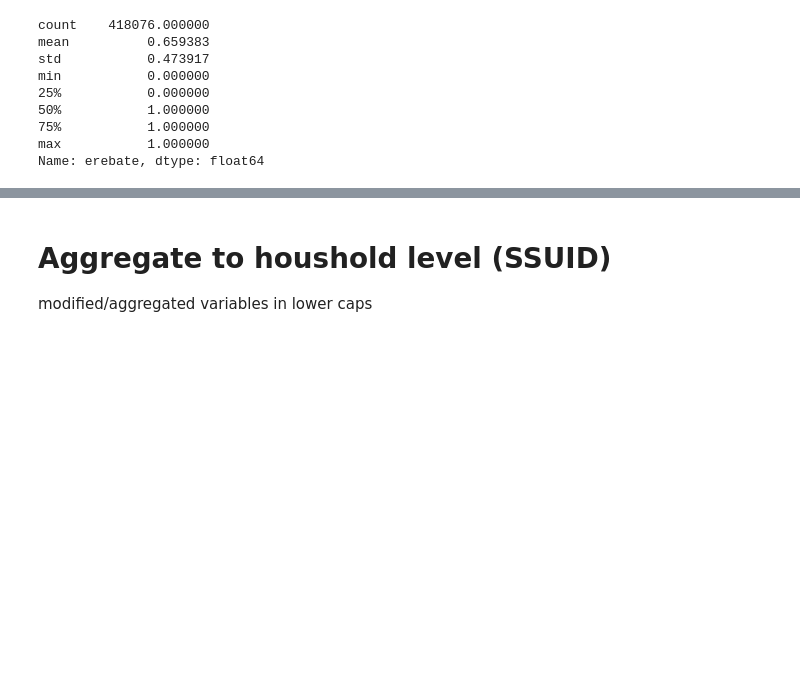
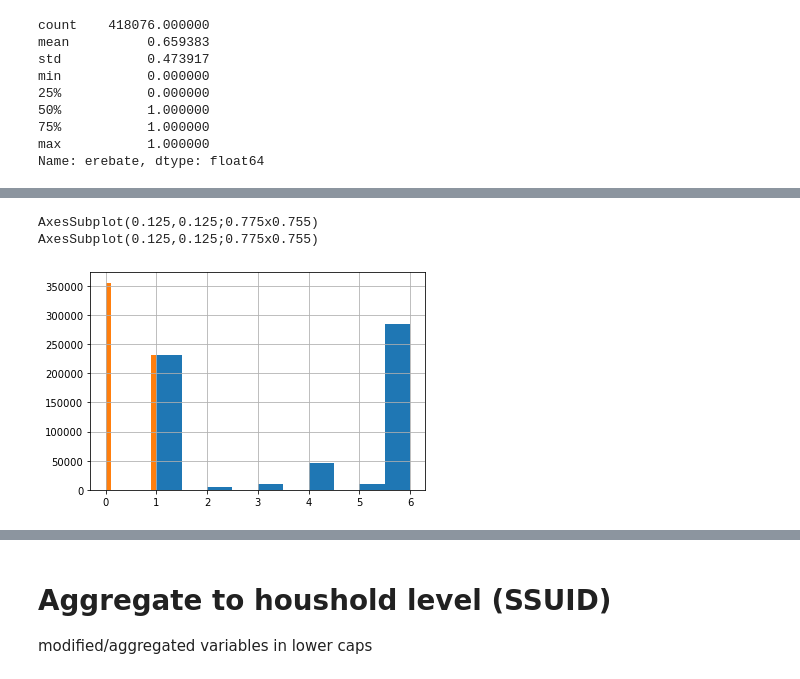
Before and after one commit to MaxDerWeber/MasterThesis, a Jupyter notebook: Data.ipynb, the cells around one changed output, grey strips where cells are left out. Drawn from its saved outputs; the diff is of its cells as text; code cells hidden in the pictures; blank space fills up the shorter version.

```diff
--- a/Data.ipynb
+++ b/Data.ipynb
@@ -254 +254,10 @@ df[df['erebate'].notnull()][pivoted.columns] # replaced the nan with 0.0
 418076 rows × 18 columns
+# %%
+# clean EMS (mariage status)
+print(df['EMS'].hist())
+df['ems'] = df['EMS'].replace([2,3,4,5,6],0)
+print(df['ems'].hist())
+# %% [output]
+AxesSubplot(0.125,0.125;0.775x0.755)
+AxesSubplot(0.125,0.125;0.775x0.755)
+[figure, added]
```
Also changed, not shown: parts of 7 cells of this notebook, 1 other file.
